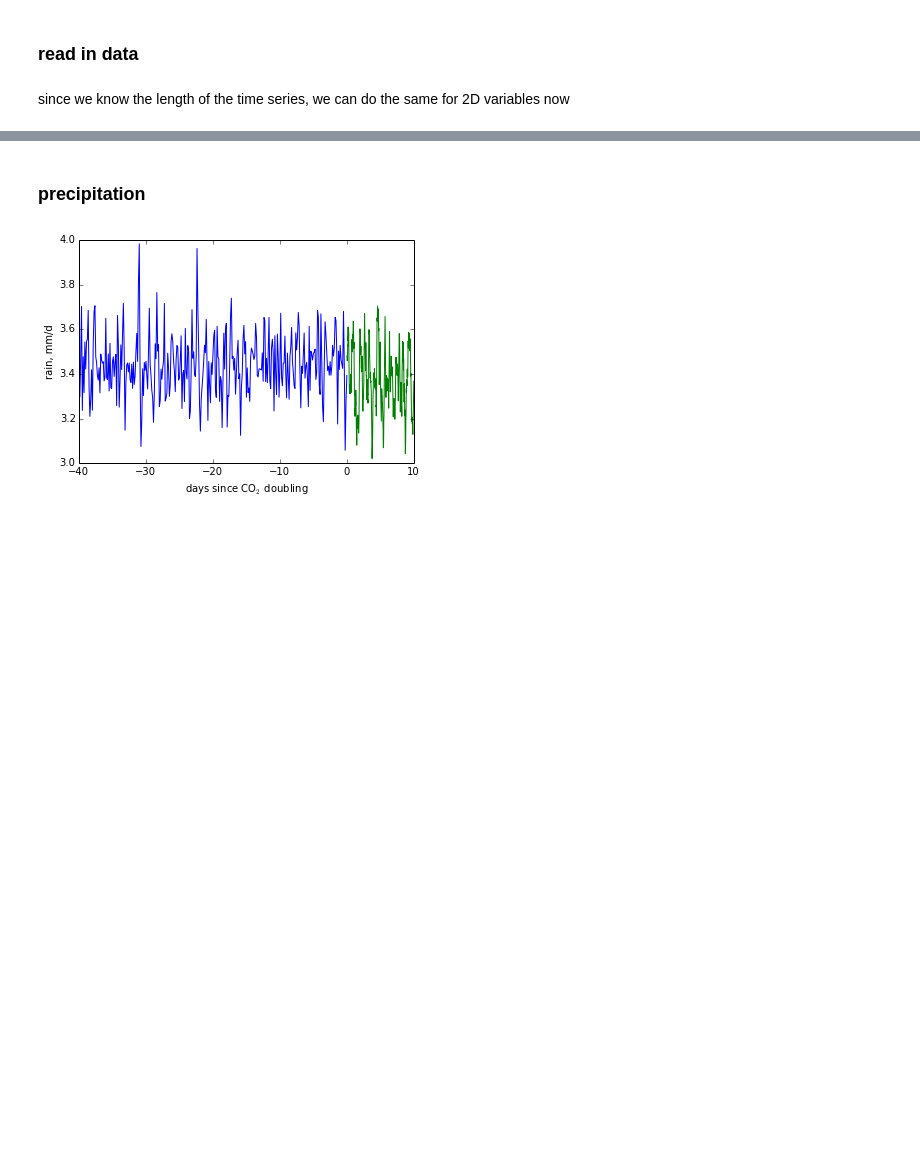
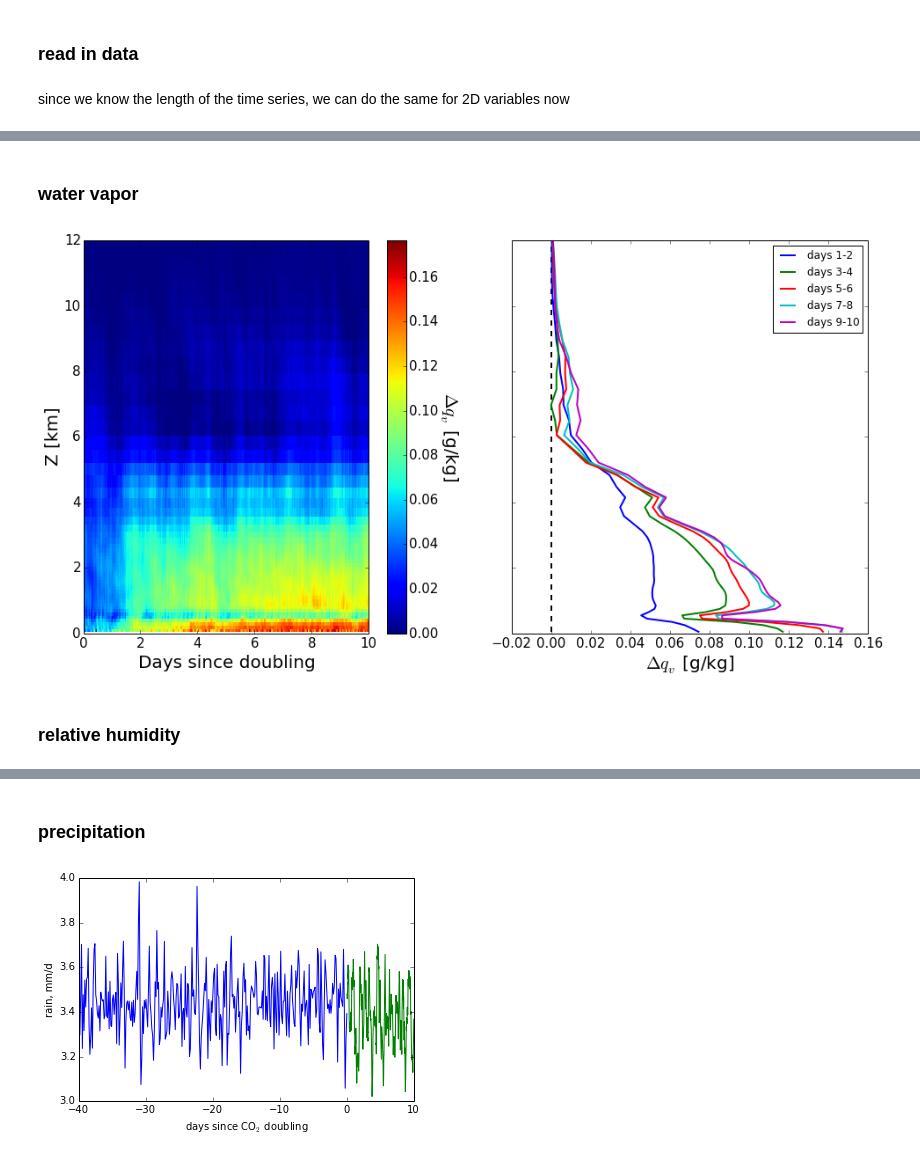
Before and after one commit to jedman/2xco2, a Jupyter notebook: exploration2xCO2.ipynb, the cells around one changed output, grey strips where cells are left out. Saved outputs shown, nothing was run; the diff lists cells and outputs as text; code cells hidden in the pictures; blank space fills up the shorter version.

```diff
--- a/exploration2xCO2.ipynb
+++ b/exploration2xCO2.ipynb
@@ -79,0 +115,36 @@ for index, var in enumerate(variable_names_2d): # iterate through variables
+# %% [markdown]
+### water vapor
+# %%
+after.qv = 1000.*getvar('qv',vstats_after)
+# %%
+fig, (ax1,ax2) = plt.subplots(1, 2, sharey =True, figsize = (16,8))
+
+qv_mean = 1000.*profile(variables_2d['qv'],tb = np.where(before.time>-30.)[0][0])
+qv_anom = after.qv-qv_mean
+
+im = ax1.pcolormesh(after.time, after.z/1.e3, qv_anom.transpose())
+ax1.set_ylim([0,12])
+im.set_clim(vmin=0, vmax=np.max(qv_anom))
+cbar = fig.colorbar(im , ax = ax1)
+cbar.ax.set_ylabel('$\Delta q_v$ [g/kg]', size=20,rotation=270)
+cbar.ax.get_yaxis().labelpad = 25
+cbar.ax.tick_params(labelsize=15)
+ax1.set_ylabel('Z [km]',size=20)
+ax1.set_xlabel('Days since doubling',size=20)
+ax1.tick_params(axis='x',labelsize=15)
+ax1.tick_params(axis='y',labelsize=15)
+
+ax2.plot([0,0],[before.z[0]/1.e3,before.z[-1]/1.e3],lw=2,color='black',linestyle='--')
+for i in np.arange(0,10,2):
+    ax2.plot(np.mean(after.qv[(i*48):((i+2)*48),:],axis=0)-qv_mean,before.z/1.e3,lw=2,label='days '+str(i+1)+'-'+str(i+2))
+#ax2.set_xlim([-0.5,.25])
+ax2.set_xlabel('$\Delta q_v$ [g/kg]',size=20)
+ax2.tick_params(axis='x',labelsize=15)
+ax2.tick_params(axis='y',labelsize=15)
+ax2.legend(loc=1)
+
+fig.savefig('figures/deltaqv_2xco2.png', bbox_inches = 'tight', pad_inches=0.5)
+# %% [output]
+[figure, added]
+# %% [markdown]
+### relative humidity
```
Also changed, not shown: parts of 10 cells of this notebook, 1 other file.
